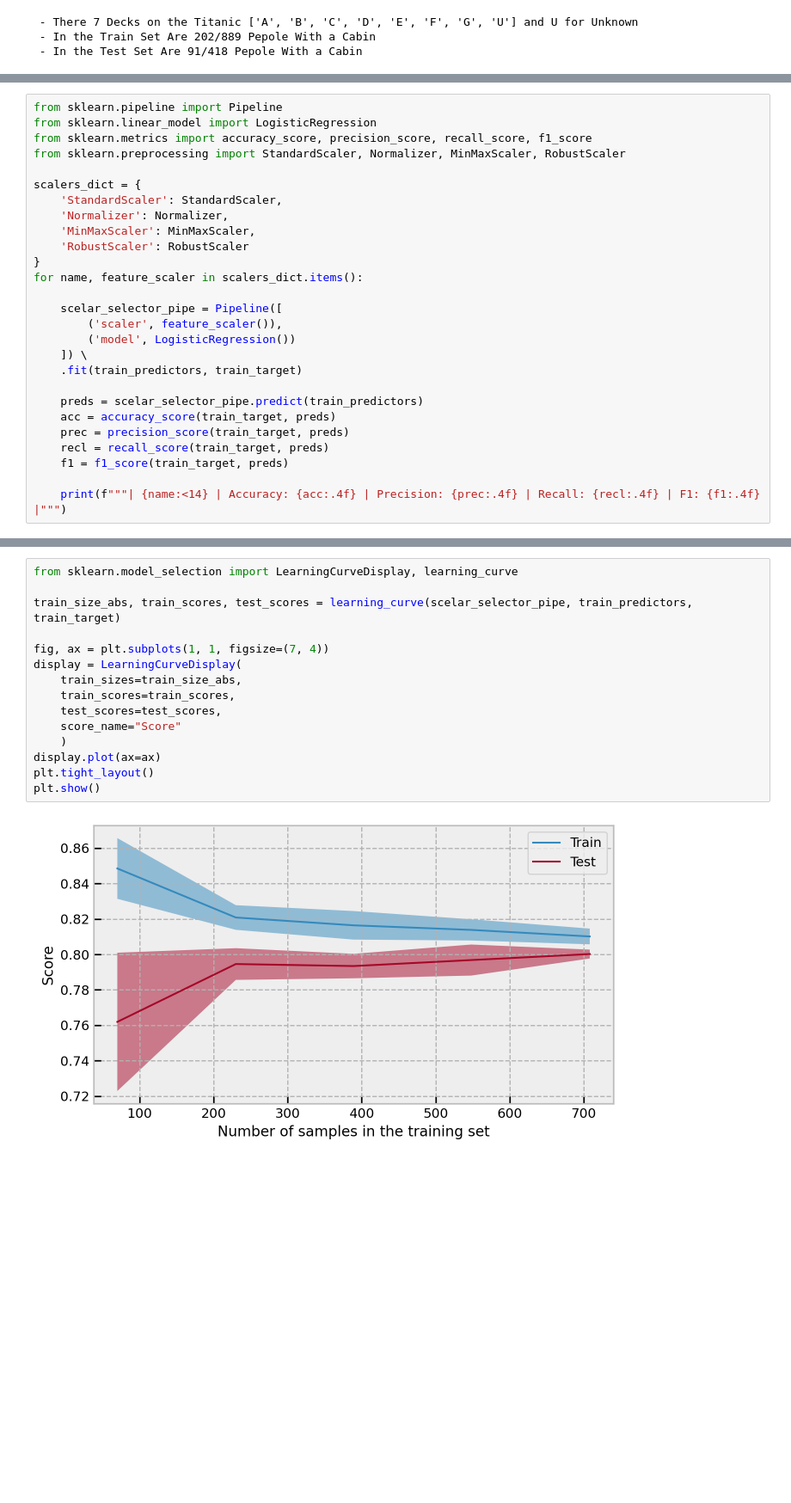
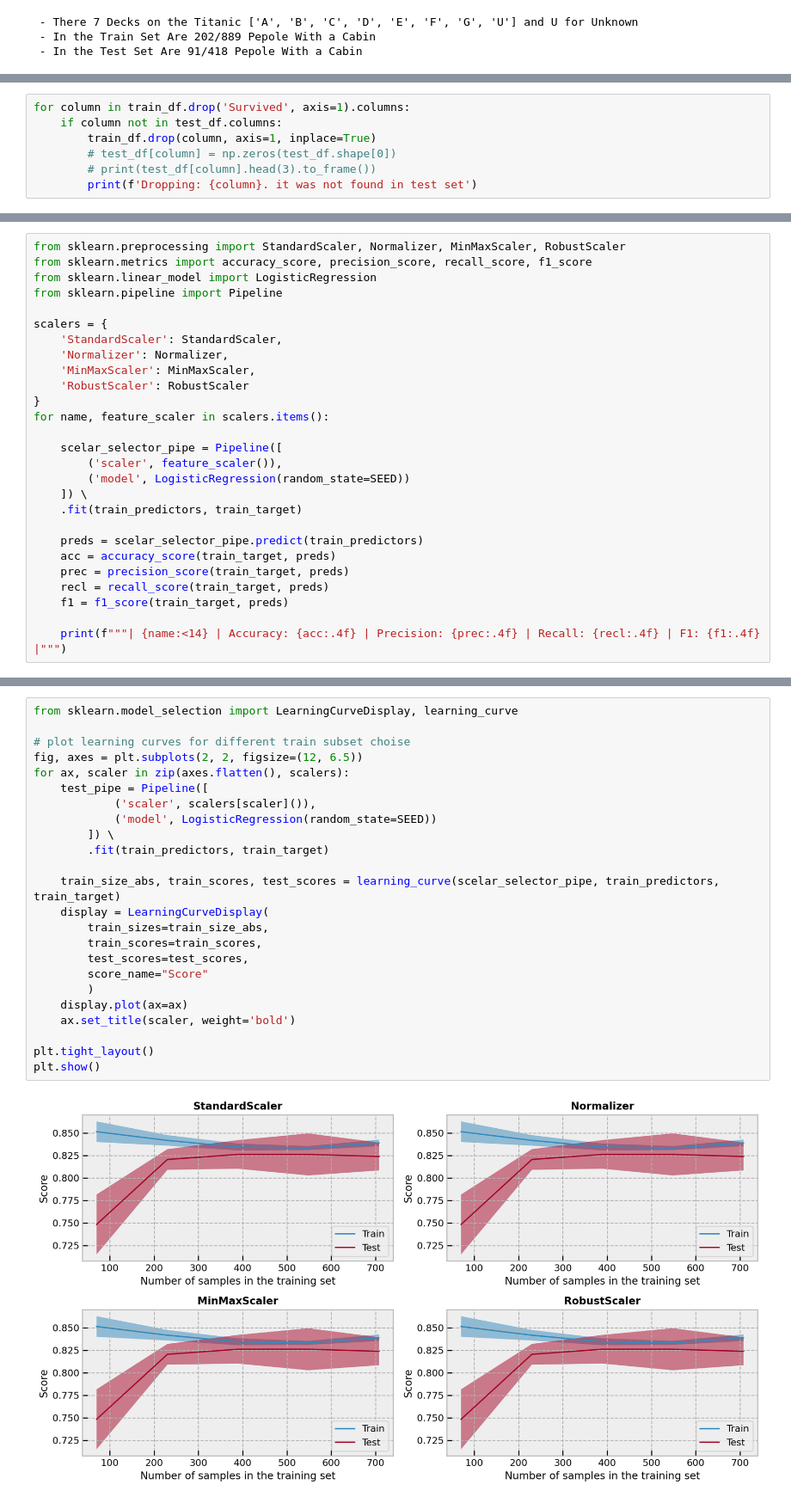
Before and after one commit to yuvalego/Python, a Jupyter notebook: Kaggle-competitions/titanic-survival-prediction /titanic-survival-prediction.ipynb, the cells around one changed output, grey strips where cells are left out. Shown at 86% size. Saved outputs shown, nothing was run; the diff lists cells and outputs as text; blank space fills up the shorter version.

```diff
--- a/Kaggle-competitions/titanic-survival-prediction /titanic-survival-prediction.ipynb
+++ b/Kaggle-competitions/titanic-survival-prediction /titanic-survival-prediction.ipynb
@@ -210,0 +253,7 @@ test_df[['Deck', 'TicketPrefix']] = encoder.transform(test_df[['Deck', 'TicketPr
+# %%
+for column in train_df.drop('Survived', axis=1).columns:
+    if column not in test_df.columns:
+        train_df.drop(column, axis=1, inplace=True)
+        # test_df[column] = np.zeros(test_df.shape[0])
+        # print(test_df[column].head(3).to_frame())
+        print(f'Dropping: {column}. it was not found in test set')
@@ -272,20 +356,20 @@ test_predictors = test_df.drop('PassengerId', axis=1).to_numpy().copy()
 # %%
+from sklearn.preprocessing import StandardScaler, Normalizer, MinMaxScaler, RobustScaler
+from sklearn.metrics import accuracy_score, precision_score, recall_score, f1_score
+from sklearn.linear_model import LogisticRegression
 from sklearn.pipeline import Pipeline
-from sklearn.linear_model import LogisticRegression
-from sklearn.metrics import accuracy_score, precision_score, recall_score, f1_score
-from sklearn.preprocessing import StandardScaler, Normalizer, MinMaxScaler, RobustScaler
 
-scalers_dict = {
+scalers = {
     'StandardScaler': StandardScaler,
     'Normalizer': Normalizer,
     'MinMaxScaler': MinMaxScaler,
     'RobustScaler': RobustScaler
 }
-for name, feature_scaler in scalers_dict.items():
+for name, feature_scaler in scalers.items():
 
     scelar_selector_pipe = Pipeline([
         ('scaler', feature_scaler()),
-        ('model', LogisticRegression())
+        ('model', LogisticRegression(random_state=SEED))
     ]) \
     .fit(train_predictors, train_target)
 
@@ -306,19 +390,28 @@ for name, feature_scaler in scalers_dict.items():
 # %%
 from sklearn.model_selection import LearningCurveDisplay, learning_curve
 
-train_size_abs, train_scores, test_scores = learning_curve(scelar_selector_pipe, train_predictors, train_target)
+# plot learning curves for different train subset choise
+fig, axes = plt.subplots(2, 2, figsize=(12, 6.5))
+for ax, scaler in zip(axes.flatten(), scalers):
+    test_pipe = Pipeline([
+            ('scaler', scalers[scaler]()),
+            ('model', LogisticRegression(random_state=SEED))
+        ]) \
+        .fit(train_predictors, train_target)
 
-fig, ax = plt.subplots(1, 1, figsize=(7, 4))
-display = LearningCurveDisplay(
-    train_sizes=train_size_abs,
-    train_scores=train_scores,
-    test_scores=test_scores,
-    score_name="Score"
-    )
-display.plot(ax=ax)
+    train_size_abs, train_scores, test_scores = learning_curve(scelar_selector_pipe, train_predictors, train_target)
+    display = LearningCurveDisplay(
+        train_sizes=train_size_abs,
+        train_scores=train_scores,
+        test_scores=test_scores,
+        score_name="Score"
+        )
+    display.plot(ax=ax)
+    ax.set_title(scaler, weight='bold')
+
 plt.tight_layout()
 plt.show()
 # %% [output]
-[figure, old version]
+[figure, new version]
 # %%
 from sklearn.model_selection import train_test_split
```
Also changed, not shown: parts of 40 cells of this notebook, 1 other file.
